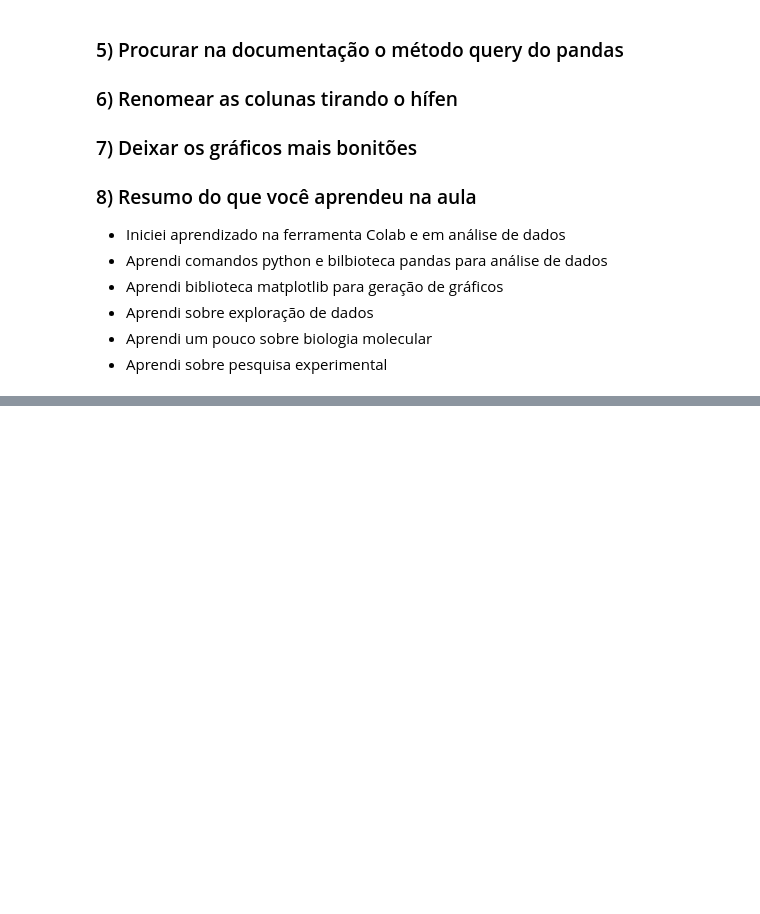
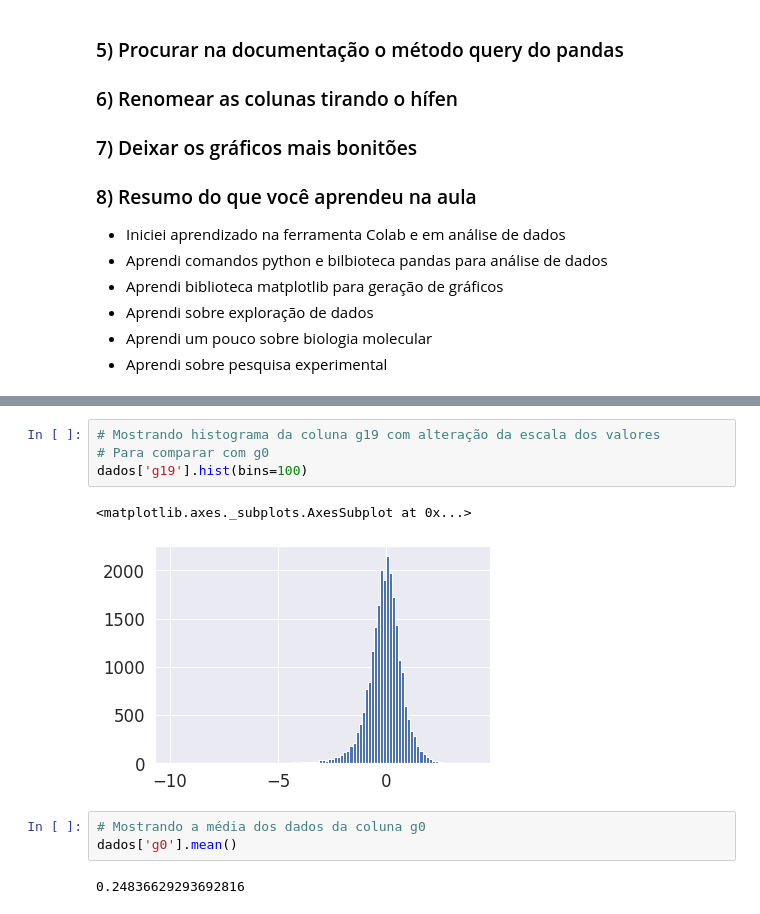
Before and after one commit to gedoztech/imersao_dados_alura, a Jupyter notebook: Imersão_Dados_3_Alura.ipynb, the cells around one changed output, grey strips where cells are left out. Drawn from its saved outputs; the diff is of its cells as text; blank space fills up the shorter version.

```diff
--- a/Imersão_Dados_3_Alura.ipynb
+++ b/Imersão_Dados_3_Alura.ipynb
@@ -202,0 +270,12 @@ Length: 18995, dtype: int64
+# %%
+# Mostrando histograma da coluna g19 com alteração da escala dos valores
+# Para comparar com g0
+dados['g19'].hist(bins=100)
+# %% [output]
+<matplotlib.axes._subplots.AxesSubplot at 0x...>
+[figure, added]
+# %%
+# Mostrando a média dos dados da coluna g0
+dados['g0'].mean()
+# %% [output]
+0.24836629293692816
```
Also changed, not shown: parts of 36 cells of this notebook.
